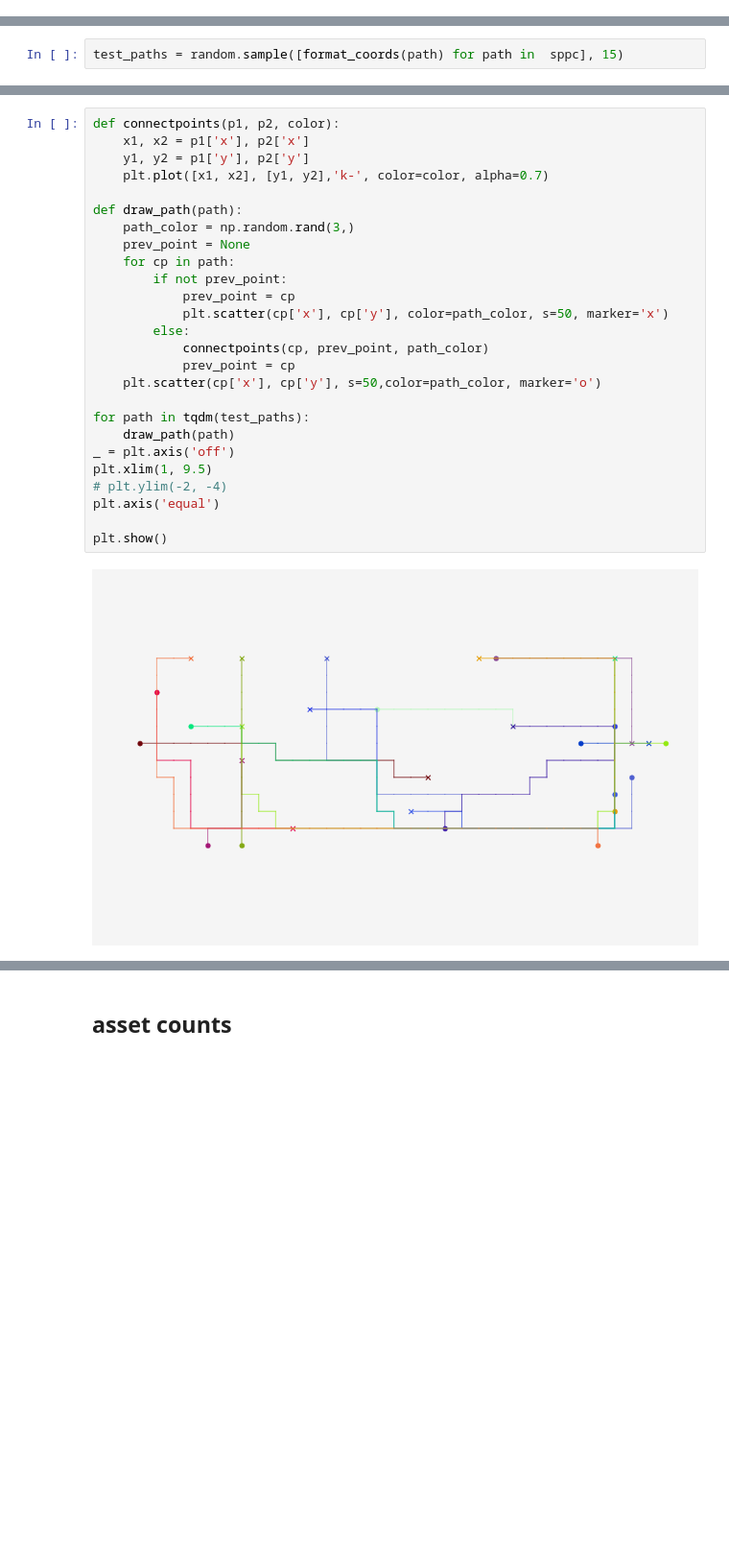
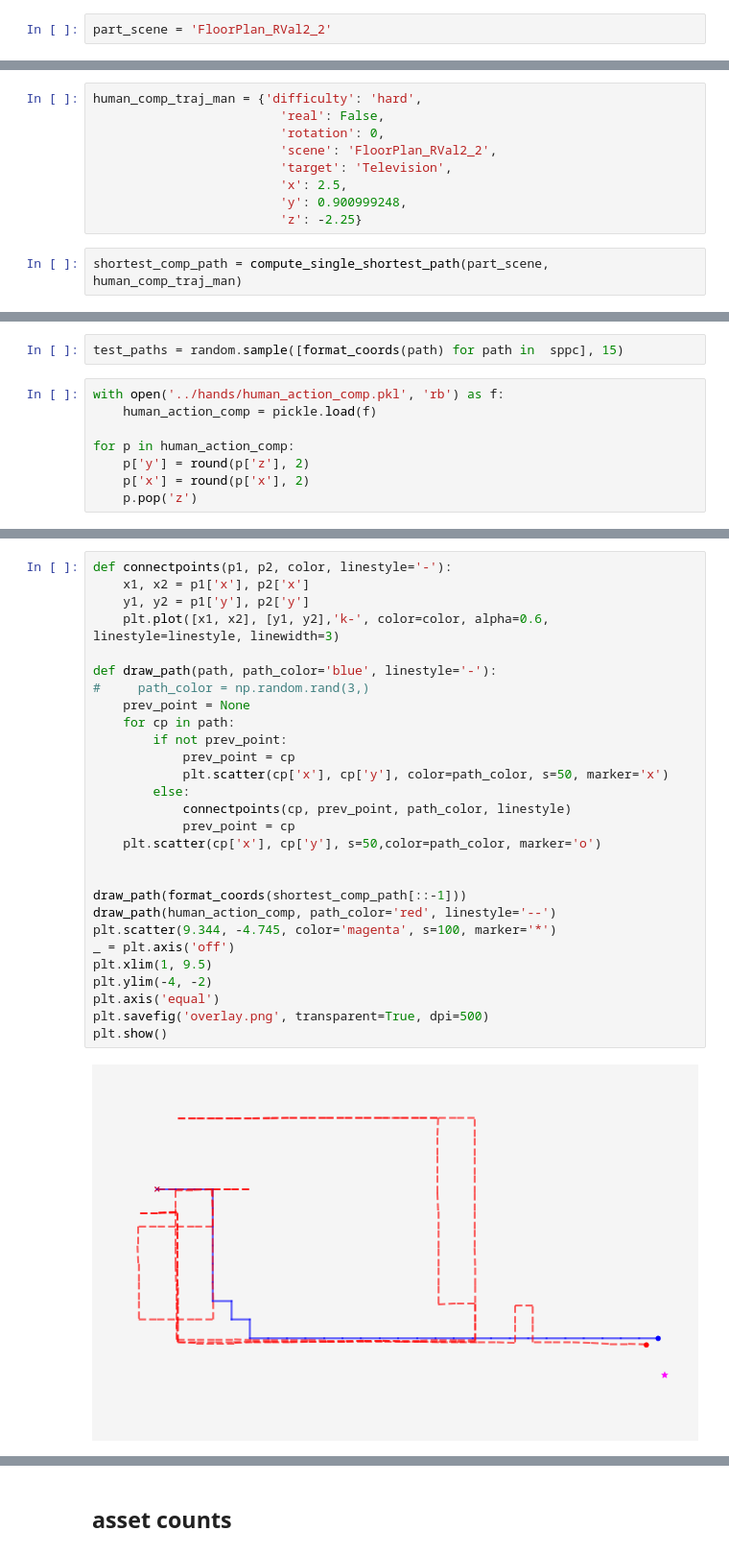
Before and after one commit to drschwenk/transfer, a Jupyter notebook: robothor_stats.ipynb, the cells around one changed output, grey strips where cells are left out. Shown at 96% size. Cells and saved outputs as stored; diff of their text form; blank space fills up the shorter version.

```diff
--- a/robothor_stats.ipynb
+++ b/robothor_stats.ipynb
@@ -229,3 +322,5 @@ def closest_grid_point(target_pos, grid_points):
     tree = spatial.KDTree(grid_points)
     dist, idx = tree.query(target)
     return grid_points[idx]
+# %%
+part_scene = 'FloorPlan_RVal2_2'
@@ -231,0 +349,11 @@ def closest_grid_point(target_pos, grid_points):
+# %%
+human_comp_traj_man = {'difficulty': 'hard',
+                         'real': False,
+                         'rotation': 0,
+                         'scene': 'FloorPlan_RVal2_2',
+                         'target': 'Television',
+                         'x': 2.5,
+                         'y': 0.900999248,
+                         'z': -2.25}
+# %%
+shortest_comp_path = compute_single_shortest_path(part_scene, human_comp_traj_man)
@@ -417,3 +567,11 @@ for p in val_start_points + test_start_points:
 import random
 # %%
 test_paths = random.sample([format_coords(path) for path in  sppc], 15)
+# %%
+with open('../hands/human_action_comp.pkl', 'rb') as f:
+    human_action_comp = pickle.load(f)
+
+for p in human_action_comp:
+    p['y'] = round(p['z'], 2)
+    p['x'] = round(p['x'], 2)
+    p.pop('z')
@@ -420,28 +600,30 @@ test_paths = random.sample([format_coords(path) for path in  sppc], 15)
 # %%
-def connectpoints(p1, p2, color):
+def connectpoints(p1, p2, color, linestyle='-'):
     x1, x2 = p1['x'], p2['x']
     y1, y2 = p1['y'], p2['y']
-    plt.plot([x1, x2], [y1, y2],'k-', color=color, alpha=0.7)
+    plt.plot([x1, x2], [y1, y2],'k-', color=color, alpha=0.6, linestyle=linestyle, linewidth=3)
 
-def draw_path(path):
-    path_color = np.random.rand(3,)
+def draw_path(path, path_color='blue', linestyle='-'):
+#     path_color = np.random.rand(3,)
     prev_point = None
     for cp in path:
         if not prev_point:
             prev_point = cp
             plt.scatter(cp['x'], cp['y'], color=path_color, s=50, marker='x')
         else:
-            connectpoints(cp, prev_point, path_color)
+            connectpoints(cp, prev_point, path_color, linestyle)
             prev_point = cp
     plt.scatter(cp['x'], cp['y'], s=50,color=path_color, marker='o')
 
-for path in tqdm(test_paths):
-    draw_path(path)
+
+draw_path(format_coords(shortest_comp_path[::-1]))
+draw_path(human_action_comp, path_color='red', linestyle='--')
+plt.scatter(9.344, -4.745, color='magenta', s=100, marker='*')
 _ = plt.axis('off')
 plt.xlim(1, 9.5)
-# plt.ylim(-2, -4)
+plt.ylim(-4, -2)
 plt.axis('equal')
-
+plt.savefig('overlay.png', transparent=True, dpi=500)
 plt.show()
 # %% [output]
-[figure, old version]
+[figure, new version]
```
Also changed, not shown: parts of 27 cells of this notebook, 1 other file.
